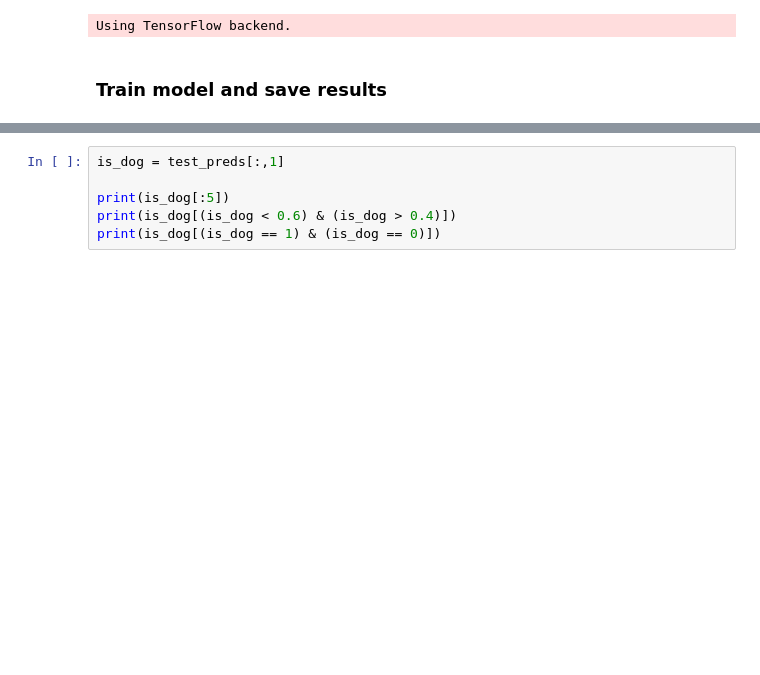
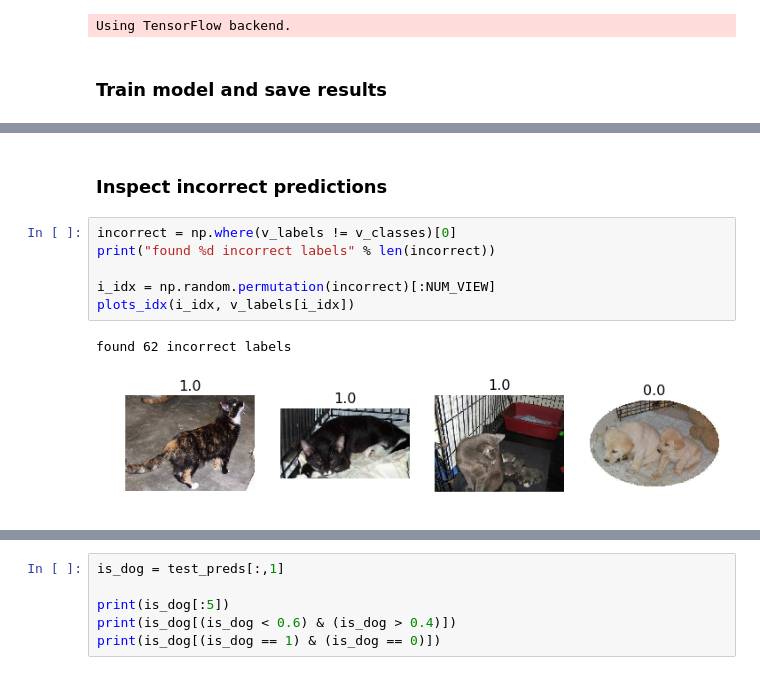
Before and after one commit to gabesoft/fast-ai, a Jupyter notebook: lesson1/nbs/main.ipynb, the cells around one changed output, grey strips where cells are left out. Drawn from its saved outputs; the diff is of its cells as text; blank space fills up the shorter version.

```diff
--- a/lesson1/nbs/main.ipynb
+++ b/lesson1/nbs/main.ipynb
@@ -99,0 +125,11 @@ show_image(paths[1])
+# %% [markdown]
+### Inspect incorrect predictions
+# %%
+incorrect = np.where(v_labels != v_classes)[0]
+print("found %d incorrect labels" % len(incorrect))
+
+i_idx = np.random.permutation(incorrect)[:NUM_VIEW]
+plots_idx(i_idx, v_labels[i_idx])
+# %% [output]
+found 62 incorrect labels
+[figure, added]
```
Also changed, not shown: parts of 23 cells of this notebook.
